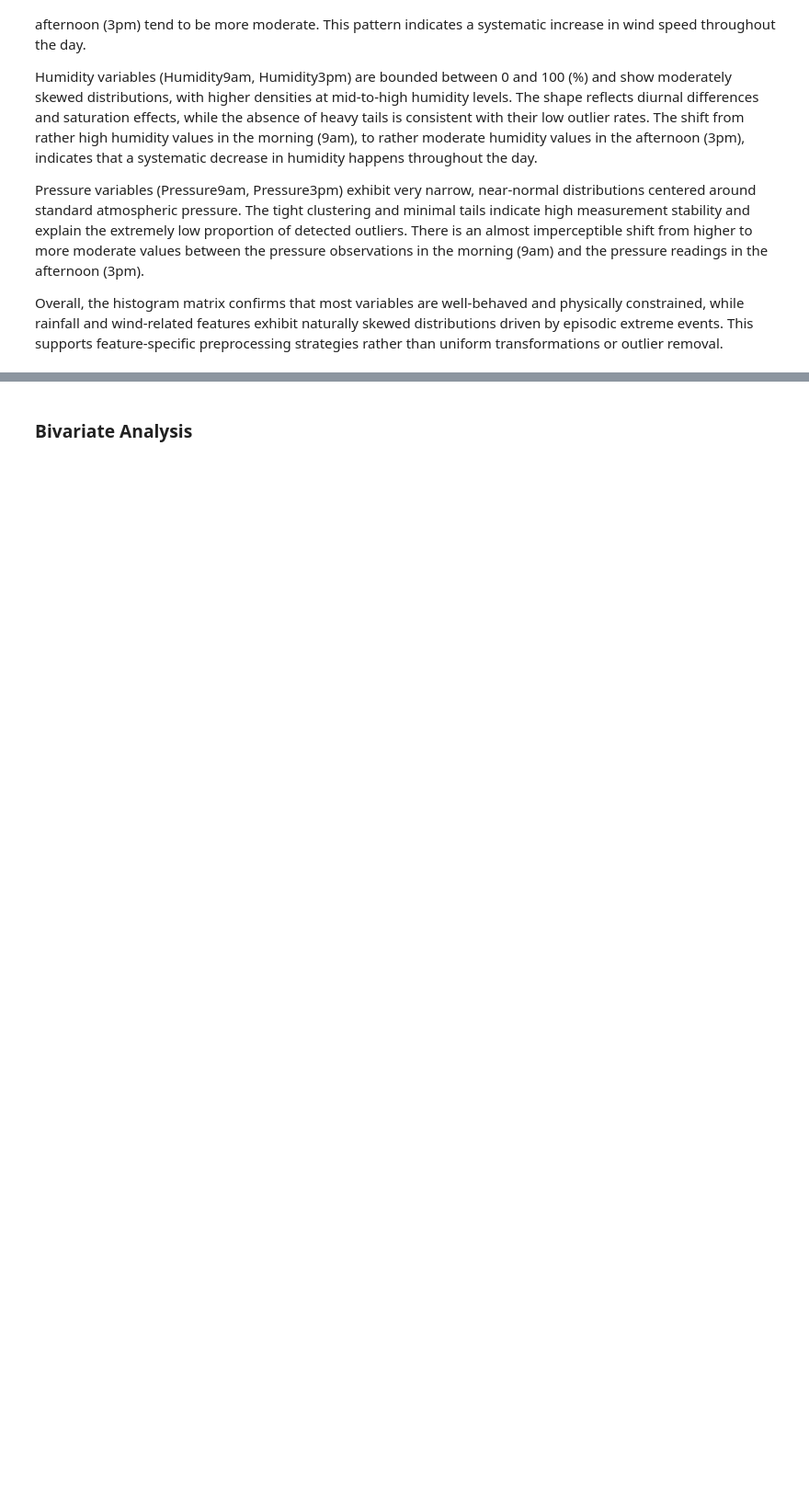
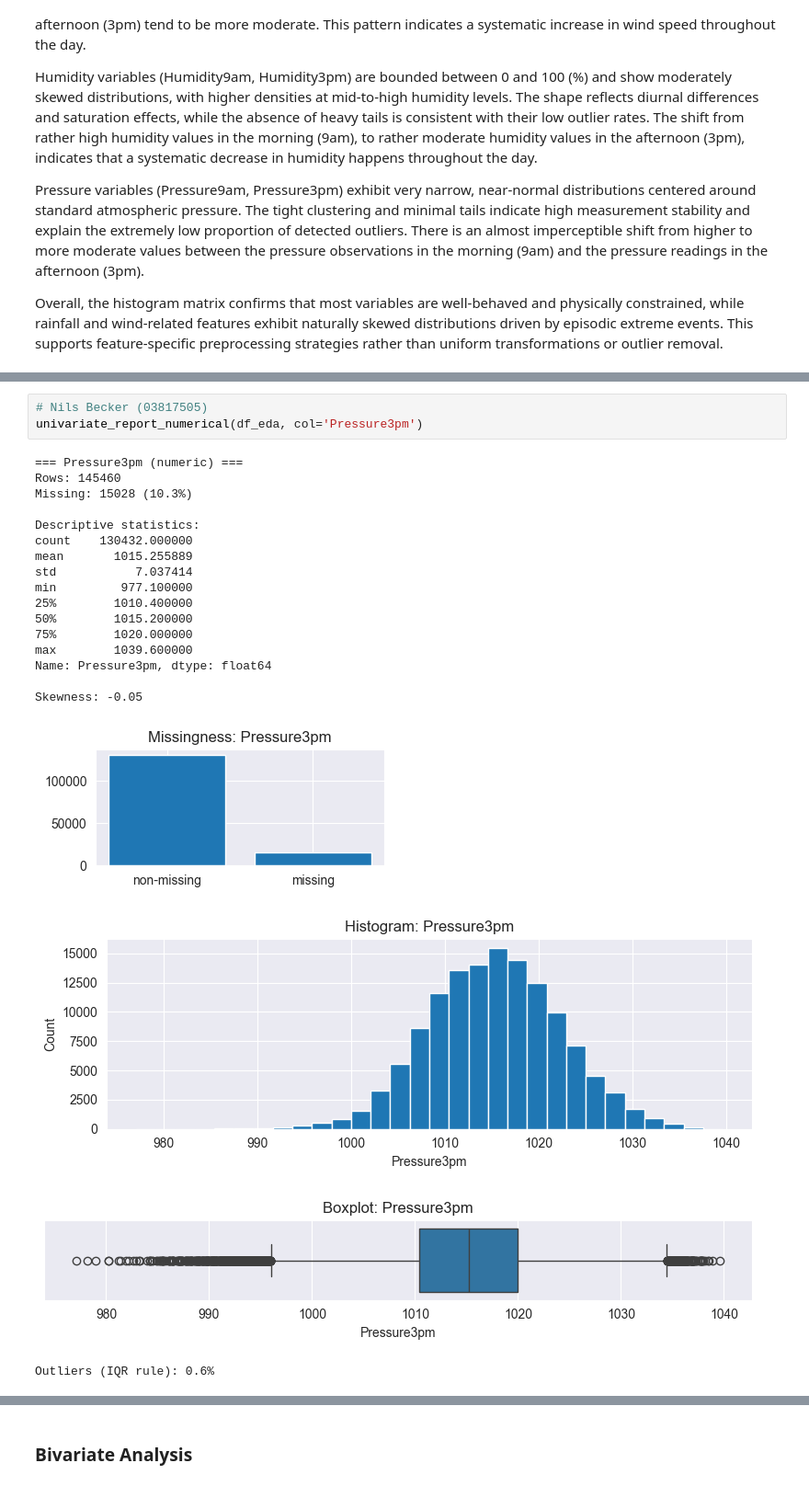
Before and after one commit to AstouK/Rain_Australia, a Jupyter notebook: rain_australia v2.ipynb, the cells around one changed output, grey strips where cells are left out. Shown at 92% size. Saved outputs shown, nothing was run; the diff lists cells and outputs as text; blank space fills up the shorter version.

```diff
--- a/rain_australia v2.ipynb
+++ b/rain_australia v2.ipynb
@@ -1277,0 +1725,24 @@ univariate_report_numerical(df_eda, col='Temp3pm')
+# %%
+# Nils Becker (03817505)
+univariate_report_numerical(df_eda, col='Pressure3pm')
+# %% [output]
+=== Pressure3pm (numeric) ===
+Rows: 145460
+Missing: 15028 (10.3%)
+
+Descriptive statistics:
+count    130432.000000
+mean       1015.255889
+std           7.037414
+min         977.100000
+25%        1010.400000
+50%        1015.200000
+75%        1020.000000
+max        1039.600000
+Name: Pressure3pm, dtype: float64
+
+Skewness: -0.05
+[figure, added]
+[figure, added]
+[figure, added]
+Outliers (IQR rule): 0.6%
```
Also changed, not shown: parts of 155 cells of this notebook, 2 other files.
